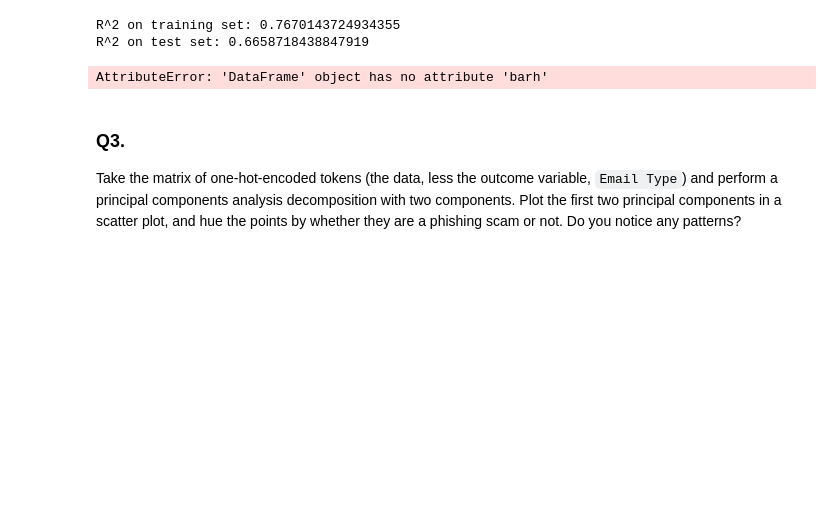
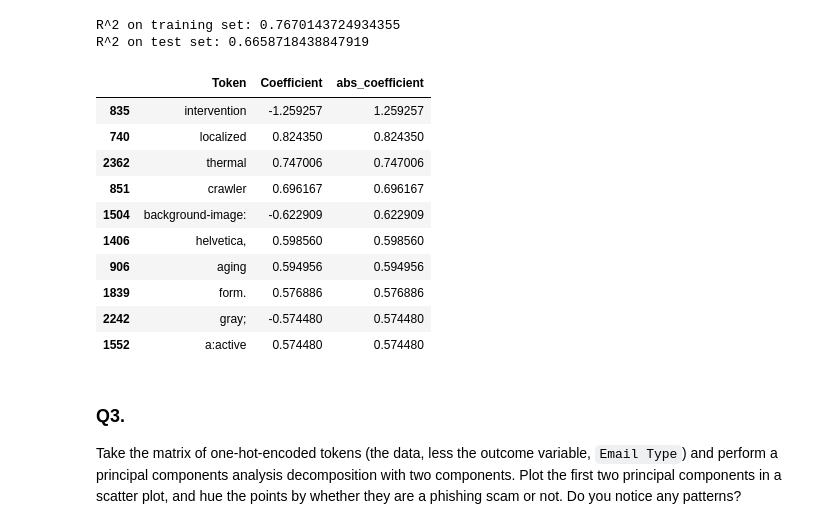
Before and after one commit to eaa3ug/pca_assignment, a Jupyter notebook: assignment.ipynb, the cells around one changed output. Drawn from its saved outputs; the diff is of its cells as text; code cells hidden in the pictures; blank space fills up the shorter version.

```diff
--- a/assignment.ipynb
+++ b/assignment.ipynb
@@ -94,11 +94,22 @@ R^2 on training set: 0.7670143724934355
 R^2 on test set: 0.6658718438847919
 # %%
 words = pd.DataFrame({'Token': X.columns, 'Coefficient': model.coef_})
-words = words.sort_values(by = 'Coefficient', key = abs, ascending = False)
+words['abs_coefficient'] = abs(words['Coefficient'])
+words = words.sort_values(by = 'abs_coefficient', ascending = False)
 
-words.barh(x = 'Token', y = 'Coefficient')
+words.head(10)
 # %% [output]
-AttributeError: 'DataFrame' object has no attribute 'barh'
+|  | Token | Coefficient | abs_coefficient |
+| 835 | intervention | -1.259257 | 1.259257 |
+| 740 | localized | 0.824350 | 0.824350 |
+| 2362 | thermal | 0.747006 | 0.747006 |
+| 851 | crawler | 0.696167 | 0.696167 |
+| 1504 | background-image: | -0.622909 | 0.622909 |
+| 1406 | helvetica, | 0.598560 | 0.598560 |
+| 906 | aging | 0.594956 | 0.594956 |
+| 1839 | form. | 0.576886 | 0.576886 |
+| 2242 | gray; | -0.574480 | 0.574480 |
+| 1552 | a:active | 0.574480 | 0.574480 |
 # %% [markdown]
 ### Q3.
 
```
